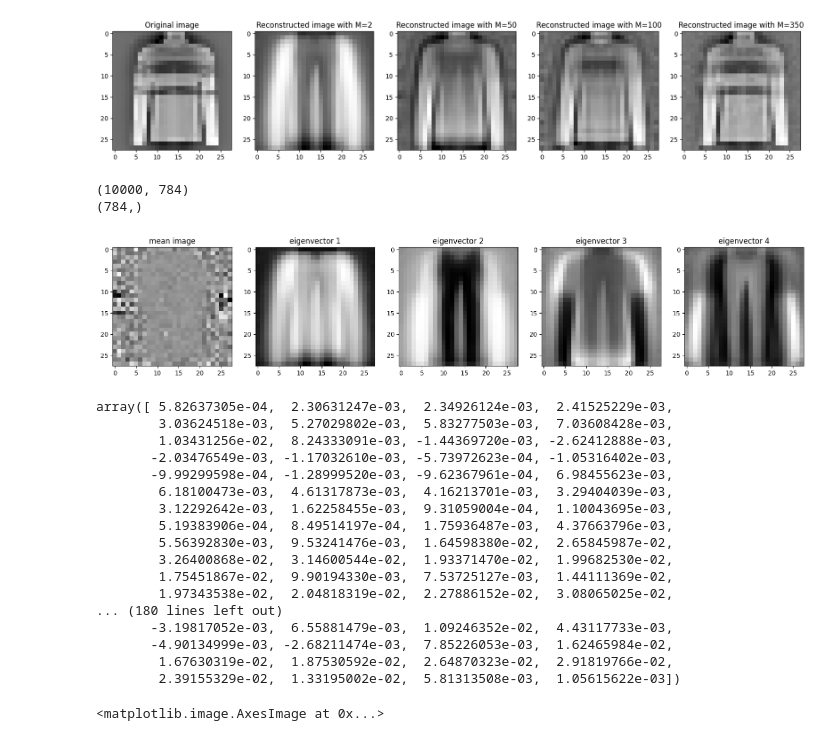
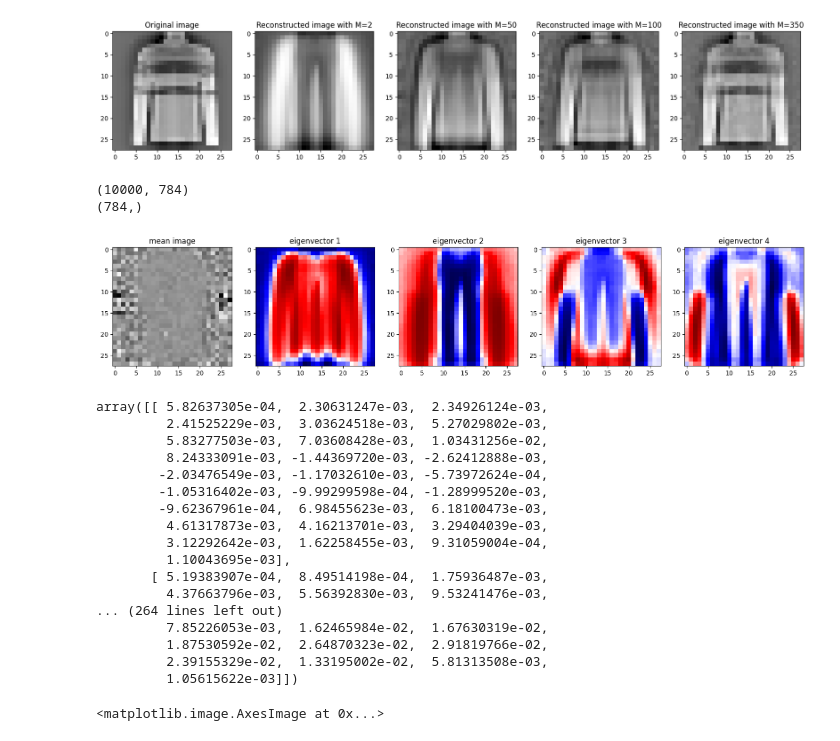
Before and after one commit to AnnaMariaGnat/ML_Project, a Jupyter notebook: Notebooks/01-EDA/01-PCA.ipynb, the cells around one changed output. Drawn from its saved outputs; the diff is of its cells as text; code cells hidden in the pictures.

```diff
--- a/Notebooks/01-EDA/01-PCA.ipynb
+++ b/Notebooks/01-EDA/01-PCA.ipynb
@@ -122,48 +126,52 @@ for i in range(len(components)):
 # %%
 pca_all = PCA(n_components = 784)
 images_transformed = pca_all.fit_transform(images)
 
 pca_all.components_
 
 # finding the mean image
 
 plt.show()
 
 plt.figure(figsize=(20,5))
 plt.subplot(1, 5, 1)
 mean_image = np.mean(images, axis=0)
 print(images.shape)
 print(mean_image.shape)
 plt.imshow(mean_image.reshape(28, 28), cmap='gray')
 plt.title('mean image')
 for i in range(2,6):
     plt.subplot(1, 5, i)
-    plt.imshow(pca_all.components_[i-2].reshape(28, 28), cmap='gray')
+    plt.imshow(pca_all.components_[i-2].reshape(28, 28), cmap='seismic')
     plt.title(f'eigenvector {i-1}')
+
+# cmap = 'jet'
+# cmap = 'seismic'
+# cmap = 'grey'
 # %% [output]
 (10000, 784)
 (784,)
-[figure, old version]
+[figure, new version]
 # %%
-pca.components_[0]
+pca.components_[0].reshape(28,28)
 # %% [output]
-array([ 5.82637305e-04,  2.30631247e-03,  2.34926124e-03,  2.41525229e-03,
-        3.03624518e-03,  5.27029802e-03,  5.83277503e-03,  7.03608428e-03,
-        1.03431256e-02,  8.24333091e-03, -1.44369720e-03, -2.62412888e-03,
-       -2.03476549e-03, -1.17032610e-03, -5.73972623e-04, -1.05316402e-03,
-       -9.99299598e-04, -1.28999520e-03, -9.62367961e-04,  6.98455623e-03,
-        6.18100473e-03,  4.61317873e-03,  4.16213701e-03,  3.29404039e-03,
-        3.12292642e-03,  1.62258455e-03,  9.31059004e-04,  1.10043695e-03,
-        5.19383906e-04,  8.49514197e-04,  1.75936487e-03,  4.37663796e-03,
-        5.56392830e-03,  9.53241476e-03,  1.64598380e-02,  2.65845987e-02,
-        3.26400868e-02,  3.14600544e-02,  1.93371470e-02,  1.99682530e-02,
-        1.75451867e-02,  9.90194330e-03,  7.53725127e-03,  1.44111369e-02,
-        1.97343538e-02,  2.04818319e-02,  2.27886152e-02,  3.08065025e-02,
-... (180 lines left out)
-       -3.19817052e-03,  6.55881479e-03,  1.09246352e-02,  4.43117733e-03,
-       -4.90134999e-03, -2.68211474e-03,  7.85226053e-03,  1.62465984e-02,
-        1.67630319e-02,  1.87530592e-02,  2.64870323e-02,  2.91819766e-02,
-        2.39155329e-02,  1.33195002e-02,  5.81313508e-03,  1.05615622e-03])
+array([[ 5.82637305e-04,  2.30631247e-03,  2.34926124e-03,
+         2.41525229e-03,  3.03624518e-03,  5.27029802e-03,
+         5.83277503e-03,  7.03608428e-03,  1.03431256e-02,
+         8.24333091e-03, -1.44369720e-03, -2.62412888e-03,
+        -2.03476549e-03, -1.17032610e-03, -5.73972624e-04,
+        -1.05316402e-03, -9.99299598e-04, -1.28999520e-03,
+        -9.62367961e-04,  6.98455623e-03,  6.18100473e-03,
+         4.61317873e-03,  4.16213701e-03,  3.29404039e-03,
+         3.12292642e-03,  1.62258455e-03,  9.31059004e-04,
+         1.10043695e-03],
+       [ 5.19383907e-04,  8.49514198e-04,  1.75936487e-03,
+         4.37663796e-03,  5.56392830e-03,  9.53241476e-03,
+... (264 lines left out)
+         7.85226053e-03,  1.62465984e-02,  1.67630319e-02,
+         1.87530592e-02,  2.64870323e-02,  2.91819766e-02,
+         2.39155329e-02,  1.33195002e-02,  5.81313508e-03,
+         1.05615622e-03]])
 # %%
 def normalize(arr, t_min, t_max):
     norm_arr = []
```
Also changed, not shown: parts of 2 cells of this notebook.
